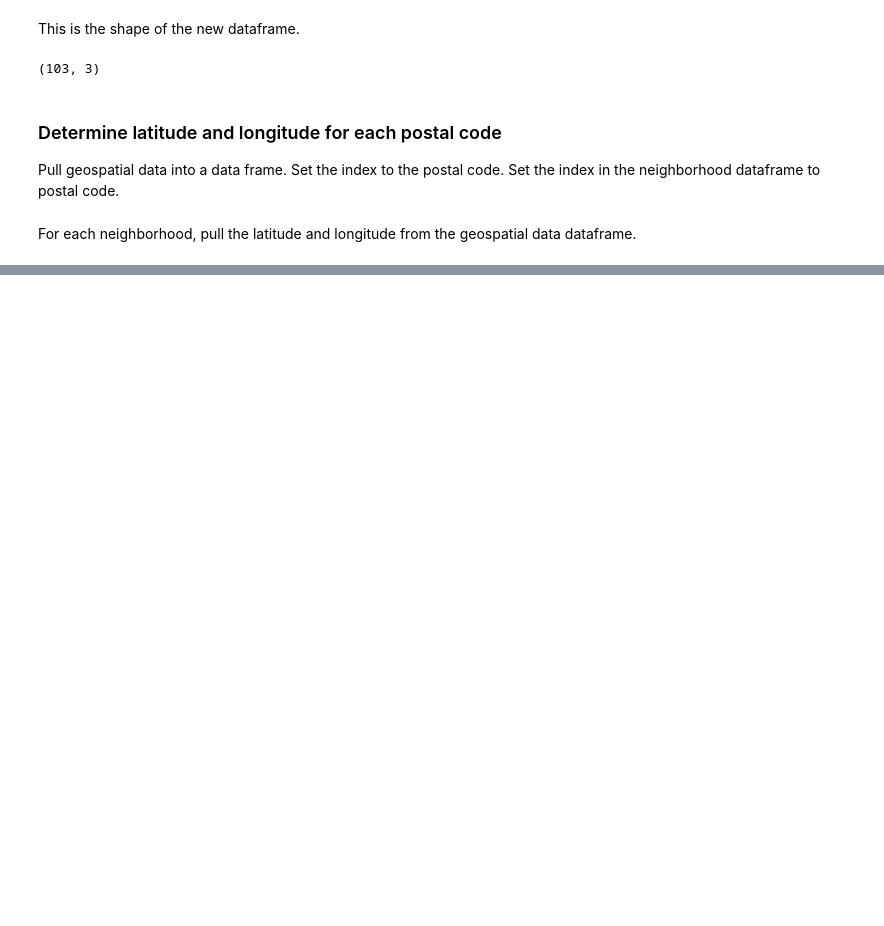
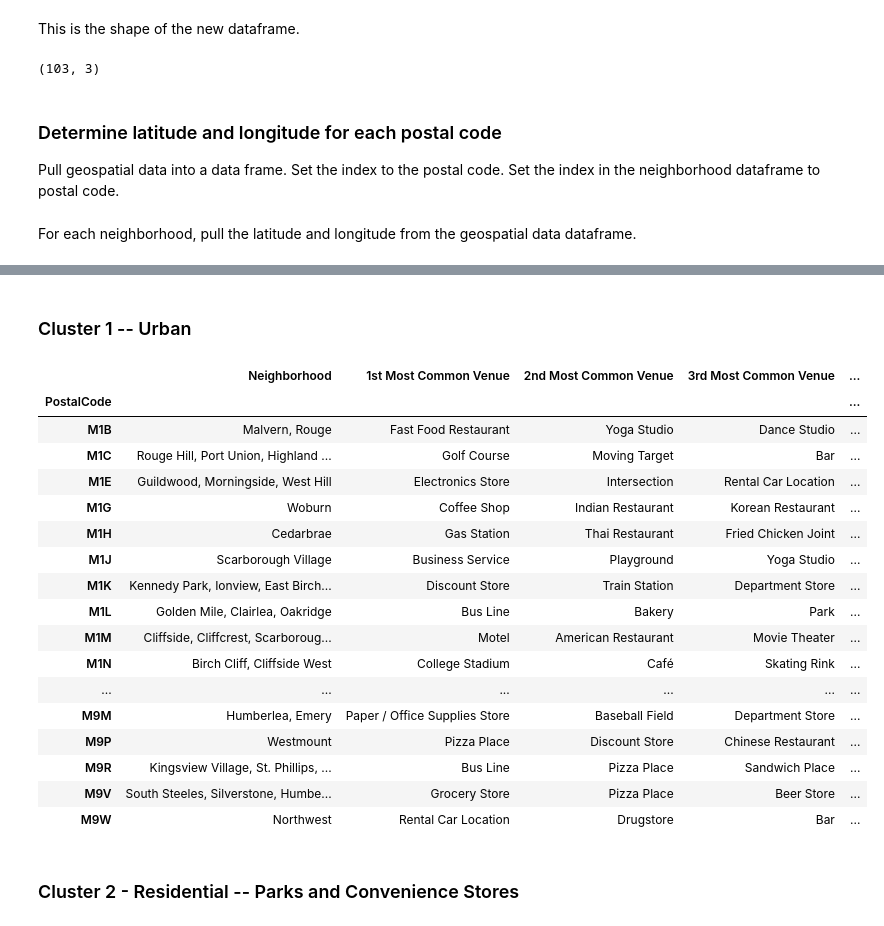
Before and after one commit to ewerfel/Coursera_Capstone, a Jupyter notebook: TorontoNeighborhoods.ipynb, the cells around one changed output, grey strips where cells are left out. Saved outputs shown, nothing was run; the diff lists cells and outputs as text; code cells hidden in the pictures; blank space fills up the shorter version.

Commit message:
Published from Watson Studio.

```diff
--- a/TorontoNeighborhoods.ipynb
+++ b/TorontoNeighborhoods.ipynb
@@ -106,0 +344,22 @@ display(processed_neighborhood_df)
+# %%
+num_top_venues = 10
+
+indicators = ['st', 'nd', 'rd']
+
+# create columns according to number of top venues
+columns = ['Neighborhood']
+for ind in np.arange(num_top_venues):
+    try:
+        columns.append('{}{} Most Common Venue'.format(ind+1, indicators[ind]))
+    except:
+        columns.append('{}th Most Common Venue'.format(ind+1))
+
+# create a new dataframe
+del neighborhoods_venues_sorted
+neighborhoods_venues_sorted = pd.DataFrame(columns=columns)
+neighborhoods_venues_sorted['Neighborhood'] = toronto_grouped['Neighborhood']
+
+for ind in np.arange(toronto_grouped.shape[0]):
+    neighborhoods_venues_sorted.iloc[ind, 1:] = return_most_common_venues(toronto_grouped.iloc[ind, :], num_top_venues)
+
+neighborhoods_venues_sorted.head()
@@ -106,0 +386,11 @@ display(processed_neighborhood_df)
+# %%
+# set number of clusters
+kclusters = 3
+
+toronto_grouped_clustering = toronto_grouped.drop('Neighborhood', 1)
+
+# run k-means clustering
+kmeans = KMeans(n_clusters=kclusters, random_state=0).fit(toronto_grouped_clustering)
+
+# check cluster labels generated for each row in the dataframe
+kmeans.labels_[0:10]
@@ -106,0 +399,10 @@ display(processed_neighborhood_df)
+# %%
+# add clustering labels
+neighborhoods_venues_sorted.insert(0, 'Cluster Labels', kmeans.labels_)
+
+toronto_merged = toronto_neighborhood_df
+
+# merge toronto_grouped with toronto_data to add latitude/longitude for each neighborhood
+toronto_merged = toronto_merged.join(neighborhoods_venues_sorted.set_index('Neighborhood'), on='Neighborhood')
+
+toronto_merged.head() # check the last columns!
@@ -106,0 +454,25 @@ display(processed_neighborhood_df)
+# %% [markdown]
+### Cluster 1 -- Urban
+# %%
+toronto_merged.loc[toronto_merged['Cluster Labels'] == 0, toronto_merged.columns[[1] + list(range(5, toronto_merged.shape[1]))]]
+# %% [output]
+|  | Neighborhood | 1st Most Common Venue | 2nd Most Common Venue | 3rd Most Common Venue | ... |
+| PostalCode |  |  |  |  | ... |
+| M1B | Malvern, Rouge | Fast Food Restaurant | Yoga Studio | Dance Studio | ... |
+| M1C | Rouge Hill, Port Union, Highland ... | Golf Course | Moving Target | Bar | ... |
+| M1E | Guildwood, Morningside, West Hill | Electronics Store | Intersection | Rental Car Location | ... |
+| M1G | Woburn | Coffee Shop | Indian Restaurant | Korean Restaurant | ... |
+| M1H | Cedarbrae | Gas Station | Thai Restaurant | Fried Chicken Joint | ... |
+| M1J | Scarborough Village | Business Service | Playground | Yoga Studio | ... |
+| M1K | Kennedy Park, Ionview, East Birch... | Discount Store | Train Station | Department Store | ... |
+| M1L | Golden Mile, Clairlea, Oakridge | Bus Line | Bakery | Park | ... |
+| M1M | Cliffside, Cliffcrest, Scarboroug... | Motel | American Restaurant | Movie Theater | ... |
+| M1N | Birch Cliff, Cliffside West | College Stadium | Café | Skating Rink | ... |
+| ... | ... | ... | ... | ... | ... |
+| M9M | Humberlea, Emery | Paper / Office Supplies Store | Baseball Field | Department Store | ... |
+| M9P | Westmount | Pizza Place | Discount Store | Chinese Restaurant | ... |
+| M9R | Kingsview Village, St. Phillips, ... | Bus Line | Pizza Place | Sandwich Place | ... |
+| M9V | South Steeles, Silverstone, Humbe... | Grocery Store | Pizza Place | Beer Store | ... |
+| M9W | Northwest | Rental Car Location | Drugstore | Bar | ... |
+# %% [markdown]
+### Cluster 2 - Residential -- Parks and Convenience Stores
```
Also changed, not shown: parts of 24 cells of this notebook.
